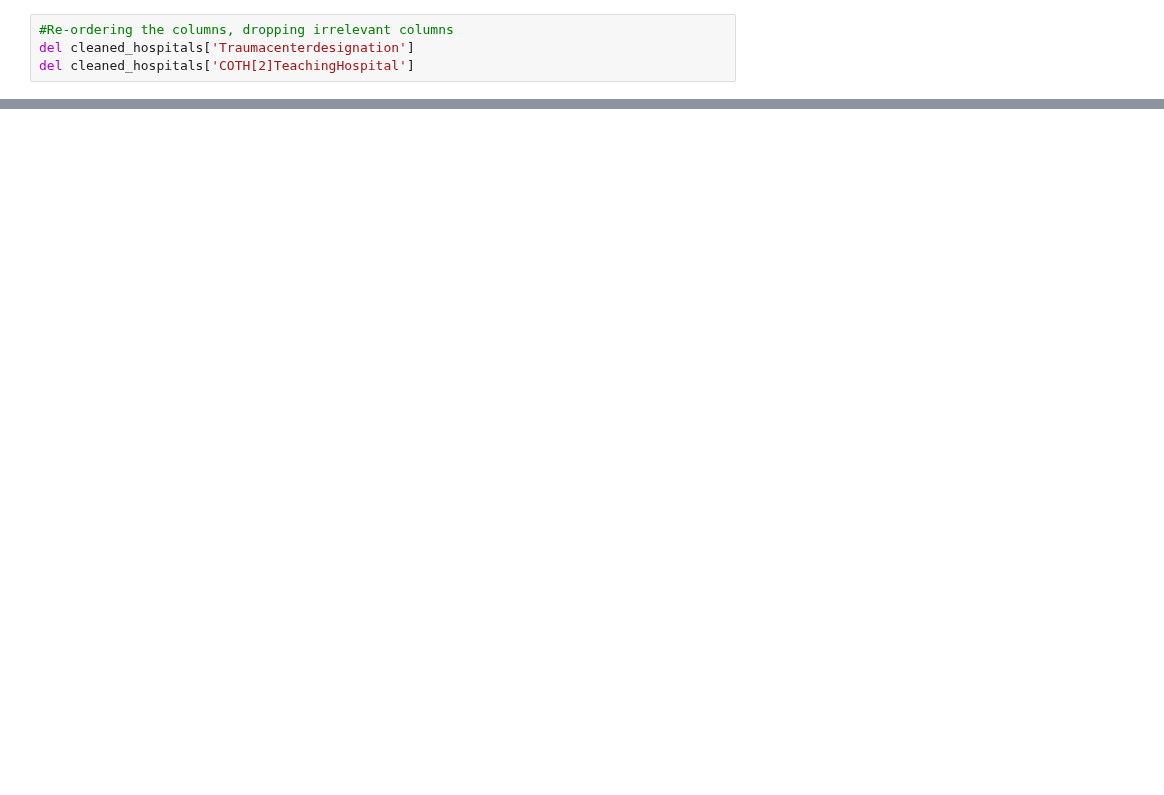
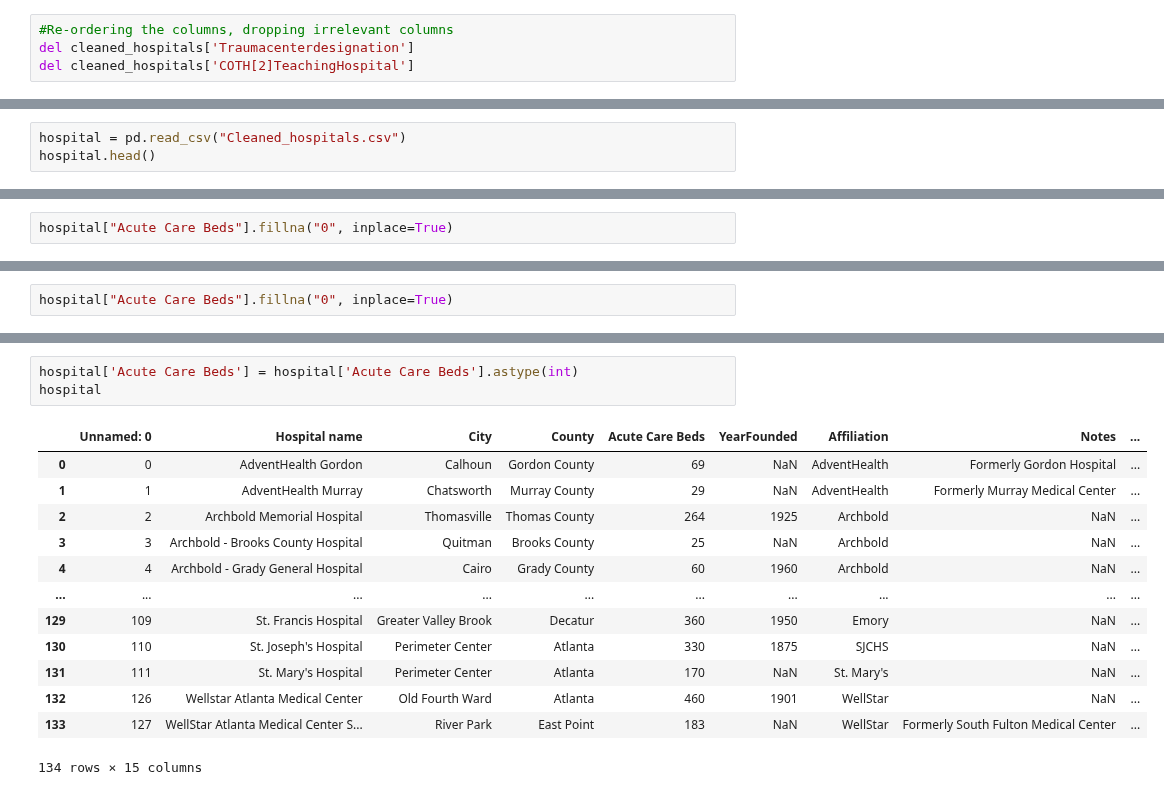
Before and after one commit to jtilenis/Data_Scavengers, a Jupyter notebook: hospital_api.ipynb, the cells around one changed output, grey strips where cells are left out. Saved outputs shown, nothing was run; the diff lists cells and outputs as text; blank space fills up the shorter version.

```diff
--- a/hospital_api.ipynb
+++ b/hospital_api.ipynb
@@ -285,0 +329,3 @@ AttributeError: 'NoneType' object has no attribute 'rename'
+# %%
+hospital = pd.read_csv("Cleaned_hospitals.csv")
+hospital.head()
@@ -285,0 +377,2 @@ AttributeError: 'NoneType' object has no attribute 'rename'
+# %%
+hospital["Acute Care Beds"].fillna("0", inplace=True)
@@ -285,0 +393,2 @@ AttributeError: 'NoneType' object has no attribute 'rename'
+# %%
+hospital["Acute Care Beds"].fillna("0", inplace=True)
@@ -285,0 +408,17 @@ AttributeError: 'NoneType' object has no attribute 'rename'
+# %%
+hospital['Acute Care Beds'] = hospital['Acute Care Beds'].astype(int)
+hospital
+# %% [output]
+|  | Unnamed: 0 | Hospital name | City | County | Acute Care Beds | YearFounded | Affiliation | Notes | ... |
+| 0 | 0 | AdventHealth Gordon | Calhoun | Gordon County | 69 | NaN | AdventHealth | Formerly Gordon Hospital | ... |
+| 1 | 1 | AdventHealth Murray | Chatsworth | Murray County | 29 | NaN | AdventHealth | Formerly Murray Medical Center | ... |
+| 2 | 2 | Archbold Memorial Hospital | Thomasville | Thomas County | 264 | 1925 | Archbold | NaN | ... |
+| 3 | 3 | Archbold - Brooks County Hospital | Quitman | Brooks County | 25 | NaN | Archbold | NaN | ... |
+| 4 | 4 | Archbold - Grady General Hospital | Cairo | Grady County | 60 | 1960 | Archbold | NaN | ... |
+| ... | ... | ... | ... | ... | ... | ... | ... | ... | ... |
+| 129 | 109 | St. Francis Hospital | Greater Valley Brook | Decatur | 360 | 1950 | Emory | NaN | ... |
+| 130 | 110 | St. Joseph's Hospital | Perimeter Center | Atlanta | 330 | 1875 | SJCHS | NaN | ... |
+| 131 | 111 | St. Mary's Hospital | Perimeter Center | Atlanta | 170 | NaN | St. Mary's | NaN | ... |
+| 132 | 126 | Wellstar Atlanta Medical Center | Old Fourth Ward | Atlanta | 460 | 1901 | WellStar | NaN | ... |
+| 133 | 127 | WellStar Atlanta Medical Center S... | River Park | East Point | 183 | NaN | WellStar | Formerly South Fulton Medical Center | ... |
+134 rows × 15 columns
```
Also changed, not shown: parts of 16 cells of this notebook, 1 other file.
